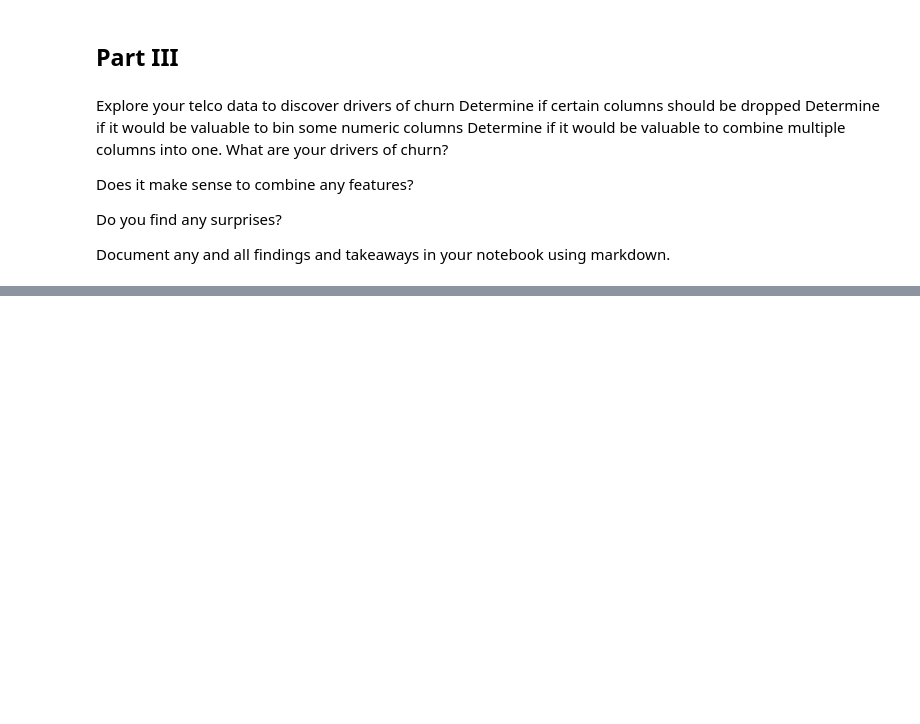
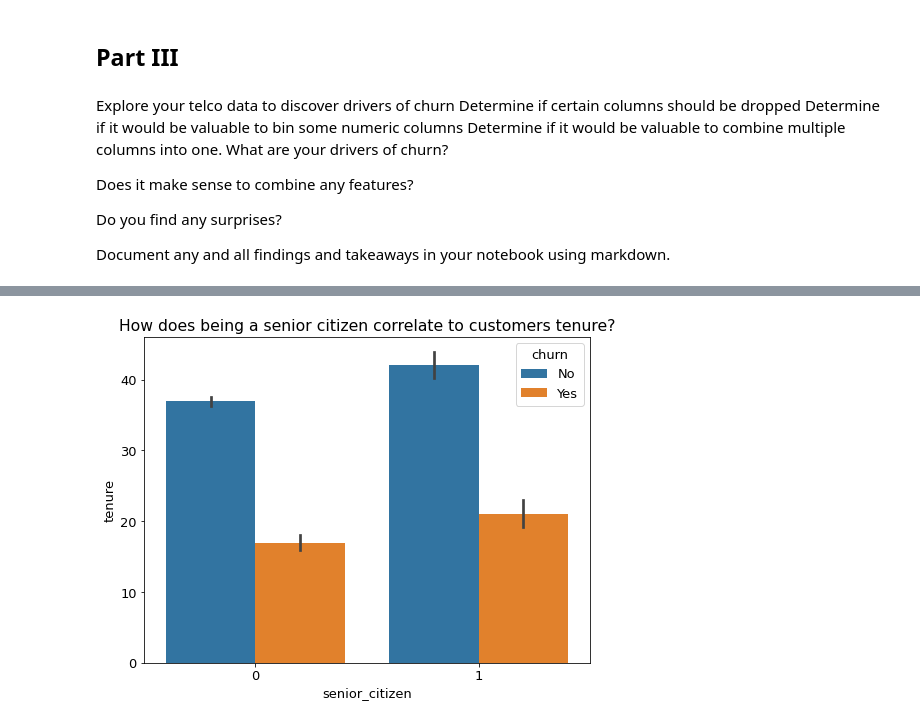
Before and after one commit to patrickamwayi/classification-exercises, a Jupyter notebook: classification-exercises.ipynb, the cells around one changed output, grey strips where cells are left out. Saved outputs shown, nothing was run; the diff lists cells and outputs as text; code cells hidden in the pictures; blank space fills up the shorter version.

```diff
--- a/classification-exercises.ipynb
+++ b/classification-exercises.ipynb
@@ -1265,0 +1436,6 @@ Document any and all findings and takeaways in your notebook using markdown.
+# %%
+sns.barplot(data=df2, x=df2.senior_citizen,y=df2.tenure,hue=df2.churn)
+plt.title('How does being a senior citizen correlate to customers tenure?')
+plt.show()
+# %% [output]
+[figure, added]
```
Also changed, not shown: parts of 29 cells of this notebook.
